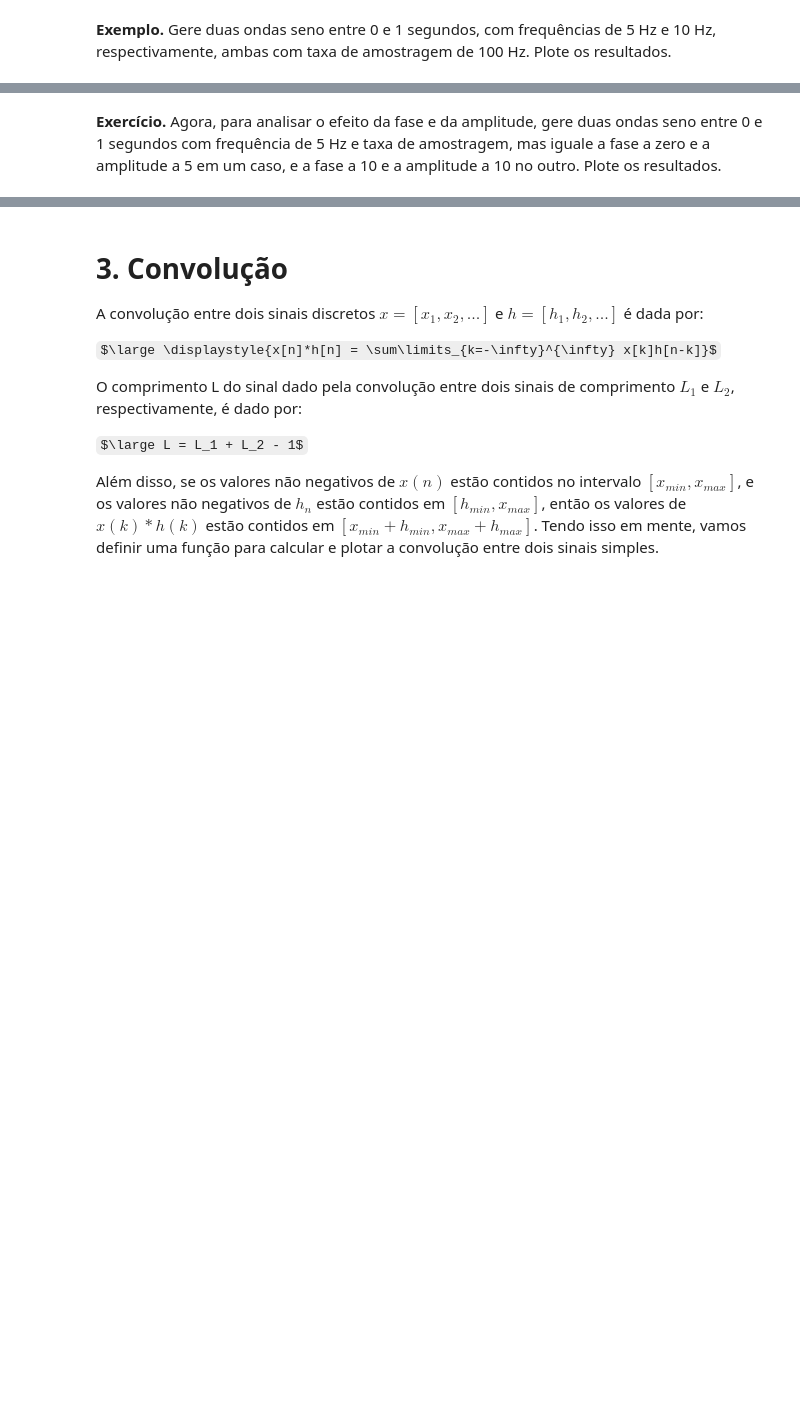
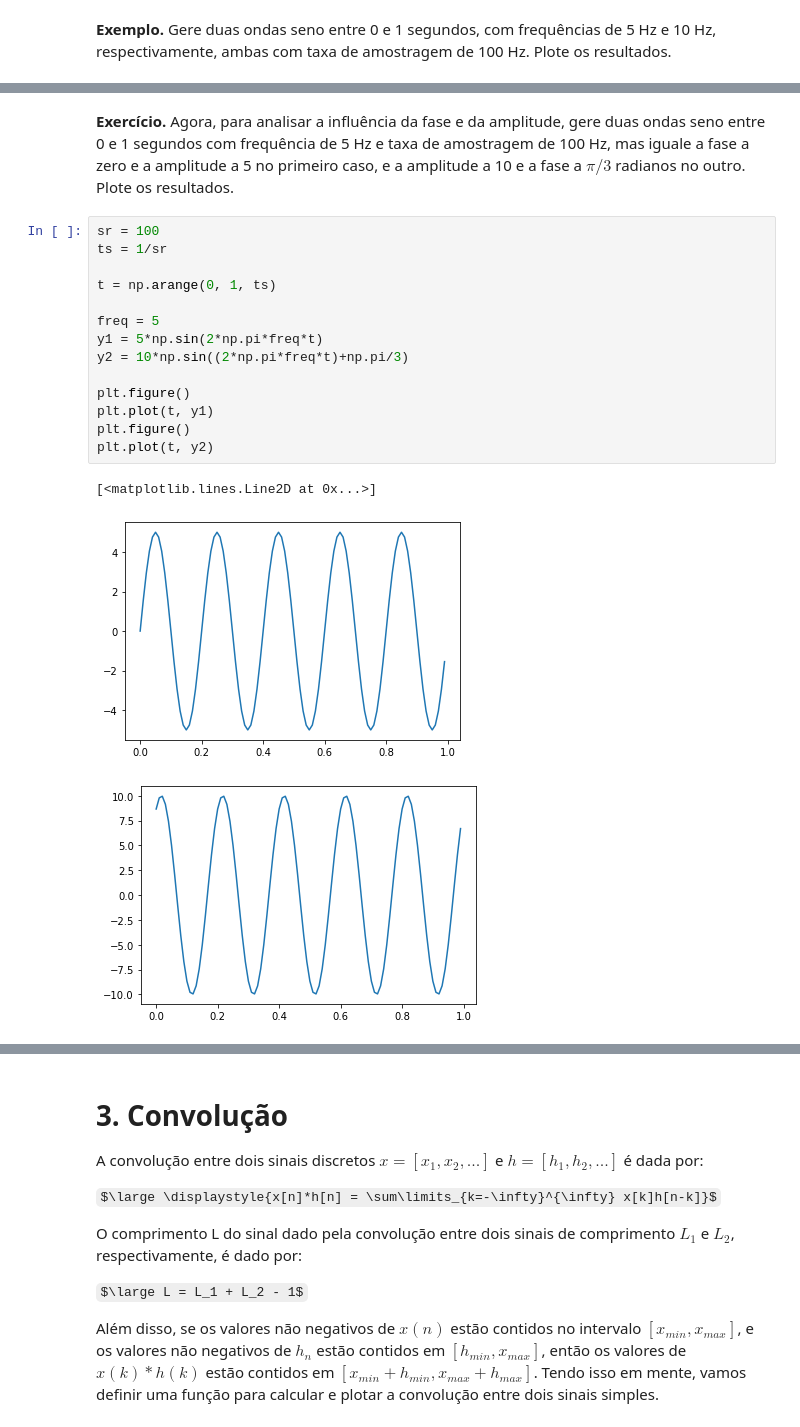
Before and after one commit to georgefranca/analisedesinais, a Jupyter notebook: Aulas/06_Sinais.ipynb, the cells around one changed output, grey strips where cells are left out. Cells and saved outputs as stored; diff of their text form; some formulas as TeX source; blank space fills up the shorter version.

```diff
--- a/Aulas/06_Sinais.ipynb
+++ b/Aulas/06_Sinais.ipynb
@@ -74,4 +73,22 @@ plt.plot(t, y, '.', color="green")
 [figure]
 [figure]
 # %% [markdown]
-**Exercício.** Agora, para analisar o efeito da fase e da amplitude, gere duas ondas seno entre 0 e 1 segundos com frequência de 5 Hz e taxa de amostragem, mas iguale a fase a zero e a amplitude a 5 em um caso, e a fase a 10 e a amplitude a 10 no outro. Plote os resultados.
+**Exercício.** Agora, para analisar a influência da fase e da amplitude, gere duas ondas seno entre 0 e 1 segundos com frequência de 5 Hz e taxa de amostragem de 100 Hz, mas iguale a fase a zero e a amplitude a 5 no primeiro caso, e a amplitude a 10 e a fase a $\pi/3$ radianos no outro. Plote os resultados.
+# %%
+sr = 100
+ts = 1/sr
+
+t = np.arange(0, 1, ts)
+
+freq = 5
+y1 = 5*np.sin(2*np.pi*freq*t)
+y2 = 10*np.sin((2*np.pi*freq*t)+np.pi/3)
+
+plt.figure()
+plt.plot(t, y1)
+plt.figure()
+plt.plot(t, y2)
+# %% [output]
+[<matplotlib.lines.Line2D at 0x...>]
+[figure, added]
+[figure, added]
```
Also changed, not shown: parts of 15 cells of this notebook.
